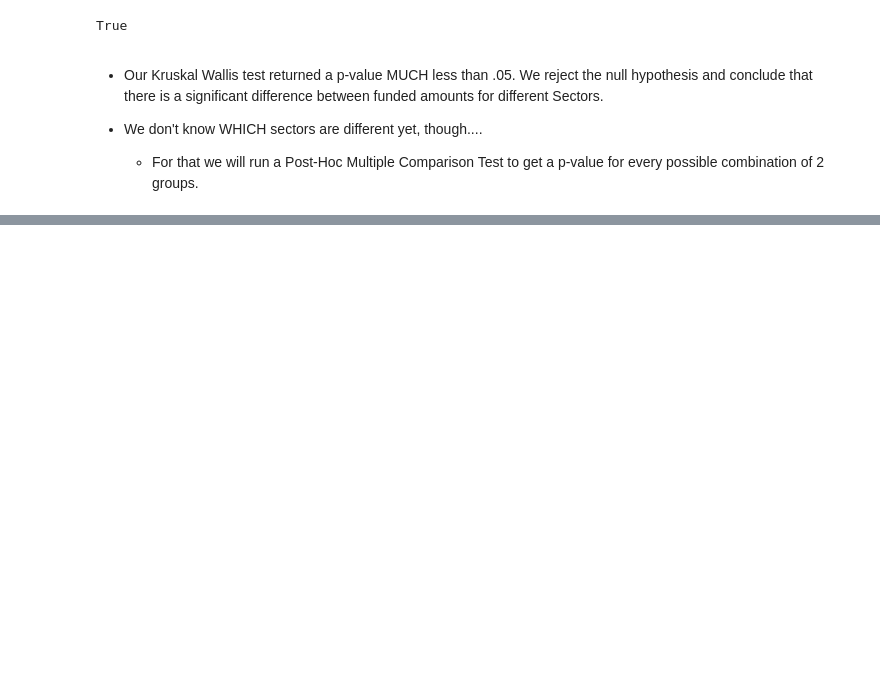
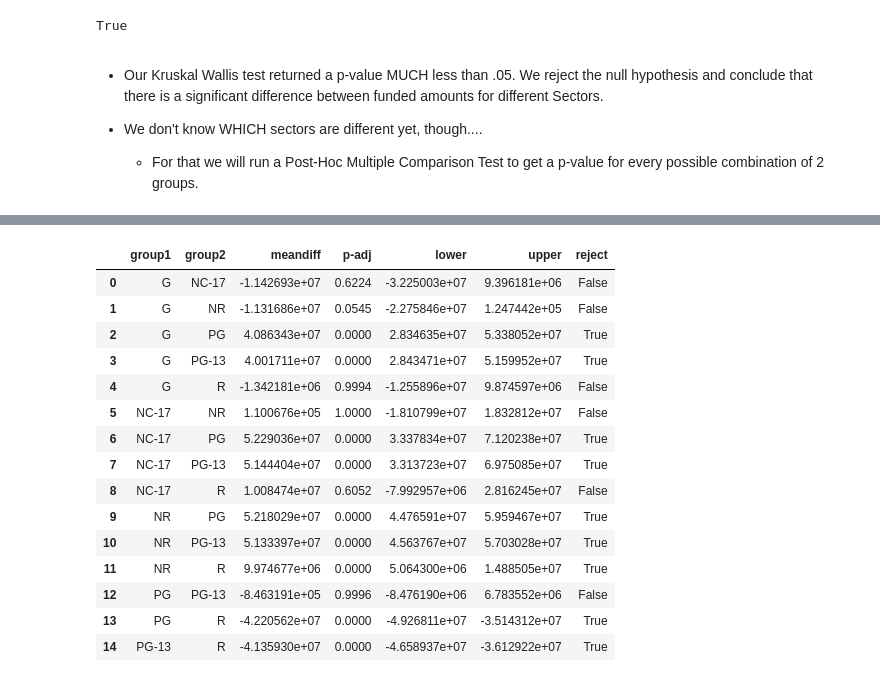
Before and after one commit to pylabview/Make_A_Successful_Movie, a Jupyter notebook: Project_3_Part_4_Hypothesis Testing.ipynb, the cells around one changed output, grey strips where cells are left out. Cells and saved outputs as stored; diff of their text form; code cells hidden in the pictures; blank space fills up the shorter version.

```diff
--- a/Project_3_Part_4_Hypothesis Testing.ipynb
+++ b/Project_3_Part_4_Hypothesis Testing.ipynb
@@ -418,0 +483,22 @@ True
+# %%
+## optional -slicing out dataframe from results
+summary = tukeys_results.summary()
+tukeys_df = pd.DataFrame(summary.data[1:], columns=summary.data[0])
+tukeys_df
+# %% [output]
+|  | group1 | group2 | meandiff | p-adj | lower | upper | reject |
+| 0 | G | NC-17 | -1.142693e+07 | 0.6224 | -3.225003e+07 | 9.396181e+06 | False |
+| 1 | G | NR | -1.131686e+07 | 0.0545 | -2.275846e+07 | 1.247442e+05 | False |
+| 2 | G | PG | 4.086343e+07 | 0.0000 | 2.834635e+07 | 5.338052e+07 | True |
+| 3 | G | PG-13 | 4.001711e+07 | 0.0000 | 2.843471e+07 | 5.159952e+07 | True |
+| 4 | G | R | -1.342181e+06 | 0.9994 | -1.255896e+07 | 9.874597e+06 | False |
+| 5 | NC-17 | NR | 1.100676e+05 | 1.0000 | -1.810799e+07 | 1.832812e+07 | False |
+| 6 | NC-17 | PG | 5.229036e+07 | 0.0000 | 3.337834e+07 | 7.120238e+07 | True |
+| 7 | NC-17 | PG-13 | 5.144404e+07 | 0.0000 | 3.313723e+07 | 6.975085e+07 | True |
+| 8 | NC-17 | R | 1.008474e+07 | 0.6052 | -7.992957e+06 | 2.816245e+07 | False |
+| 9 | NR | PG | 5.218029e+07 | 0.0000 | 4.476591e+07 | 5.959467e+07 | True |
+| 10 | NR | PG-13 | 5.133397e+07 | 0.0000 | 4.563767e+07 | 5.703028e+07 | True |
+| 11 | NR | R | 9.974677e+06 | 0.0000 | 5.064300e+06 | 1.488505e+07 | True |
+| 12 | PG | PG-13 | -8.463191e+05 | 0.9996 | -8.476190e+06 | 6.783552e+06 | False |
+| 13 | PG | R | -4.220562e+07 | 0.0000 | -4.926811e+07 | -3.514312e+07 | True |
+| 14 | PG-13 | R | -4.135930e+07 | 0.0000 | -4.658937e+07 | -3.612922e+07 | True |
```
Also changed, not shown: parts of 7 cells of this notebook.
